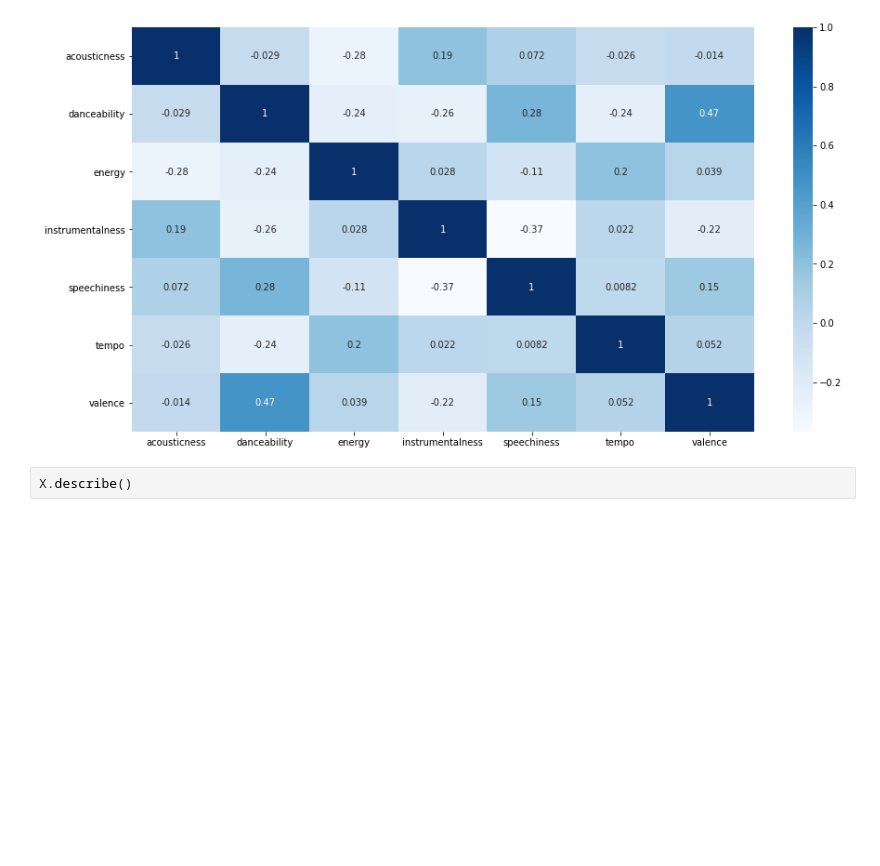
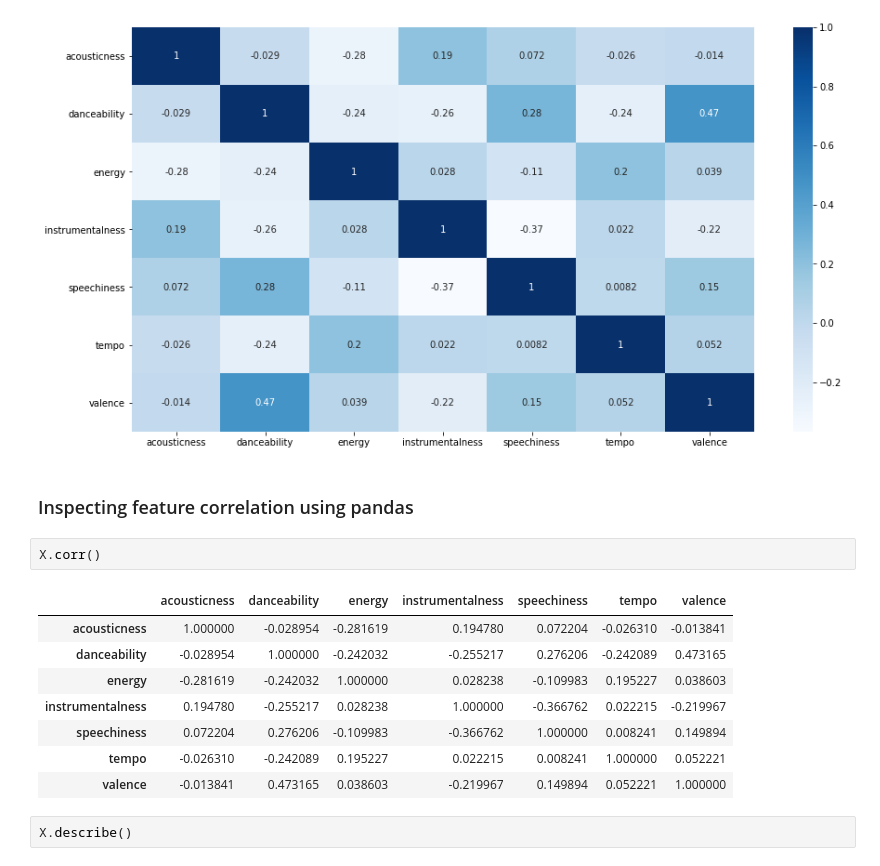
Before and after one commit to seb-in/Music-Genre-Classification, a Jupyter notebook: Classify Song Genres from Audio Data.ipynb, the cells around one changed output. Saved outputs shown, nothing was run; the diff lists cells and outputs as text; blank space fills up the shorter version.

```diff
--- a/Classify Song Genres from Audio Data.ipynb
+++ b/Classify Song Genres from Audio Data.ipynb
@@ -341,6 +417,19 @@ sns.heatmap(X.corr(),cmap='Blues',annot=True)
 # %% [output]
 <matplotlib.axes._subplots.AxesSubplot at 0x...>
 [figure]
+# %% [markdown]
+### Inspecting feature correlation using pandas
+# %%
+X.corr()
+# %% [output]
+|  | acousticness | danceability | energy | instrumentalness | speechiness | tempo | valence |
+| acousticness | 1.000000 | -0.028954 | -0.281619 | 0.194780 | 0.072204 | -0.026310 | -0.013841 |
+| danceability | -0.028954 | 1.000000 | -0.242032 | -0.255217 | 0.276206 | -0.242089 | 0.473165 |
+| energy | -0.281619 | -0.242032 | 1.000000 | 0.028238 | -0.109983 | 0.195227 | 0.038603 |
+| instrumentalness | 0.194780 | -0.255217 | 0.028238 | 1.000000 | -0.366762 | 0.022215 | -0.219967 |
+| speechiness | 0.072204 | 0.276206 | -0.109983 | -0.366762 | 1.000000 | 0.008241 | 0.149894 |
+| tempo | -0.026310 | -0.242089 | 0.195227 | 0.022215 | 0.008241 | 1.000000 | 0.052221 |
+| valence | -0.013841 | 0.473165 | 0.038603 | -0.219967 | 0.149894 | 0.052221 | 1.000000 |
 # %%
 X.describe()
 # %% [output]
```
Also changed, not shown: parts of 28 cells of this notebook.
